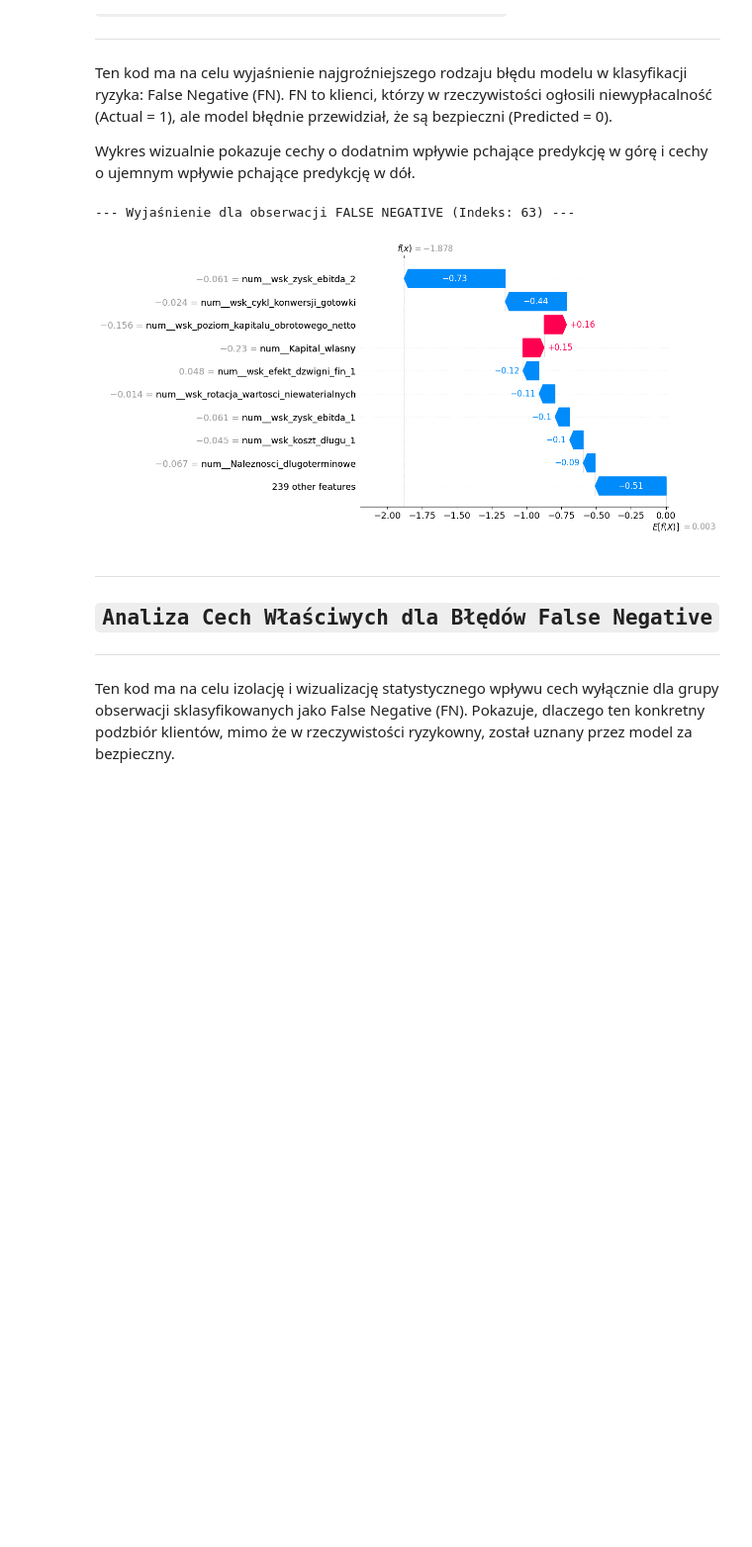
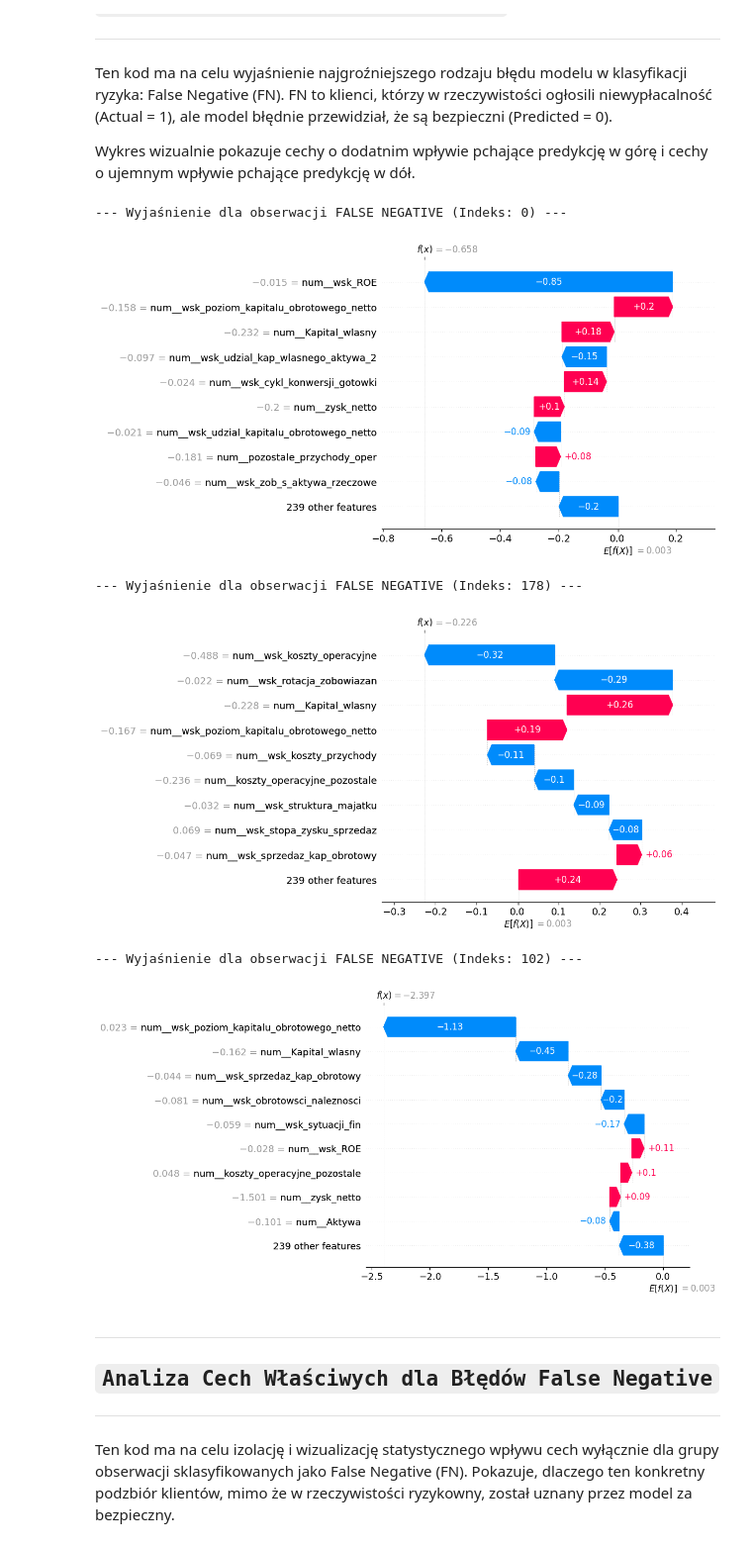
Before and after one commit to mila2023/Model_interpretowalny, a Jupyter notebook: XGBoost_model.ipynb, the cells around one changed output. Shown at 99% size. Drawn from its saved outputs; the diff is of its cells as text; code cells hidden in the pictures; blank space fills up the shorter version.

```diff
--- a/XGBoost_model.ipynb
+++ b/XGBoost_model.ipynb
@@ -649,21 +651,31 @@ Wykres wizualnie pokazuje cechy o dodatnim wpływie pchające predykcję w gór
 # %%
 fn_indices = X_test_woe[(y_pred_best == 0) & (y_test == 1)].index
 
 if not fn_indices.empty:
 
-    idx_to_explain = fn_indices[1]
+    num_to_check = min(3, len(fn_indices))
 
-    idx_position = X_test_transformed_df.index.get_loc(idx_to_explain)
+    positions_to_check = random.sample(range(len(fn_indices)), num_to_check)
 
-    print(f"\n--- Wyjaśnienie dla obserwacji FALSE NEGATIVE (Indeks: {idx_to_explain}) ---")
+    for i in positions_to_check:
 
-    shap.plots.waterfall(shap_values[idx_position])
+        idx_to_explain = fn_indices[i]
+
+        idx_position = X_test_transformed_df.index.get_loc(idx_to_explain)
+
+        print(f"\n--- Wyjaśnienie dla obserwacji FALSE NEGATIVE (Indeks: {idx_to_explain}) ---")
+
+        shap.plots.waterfall(shap_values[idx_position])
 
 else:
     print("Gratulacje, brak pomyłek False Negative do analizy.")
 # %% [output]
---- Wyjaśnienie dla obserwacji FALSE NEGATIVE (Indeks: 63) ---
+--- Wyjaśnienie dla obserwacji FALSE NEGATIVE (Indeks: 0) ---
-[figure, old version]
+[figure, new version]
+--- Wyjaśnienie dla obserwacji FALSE NEGATIVE (Indeks: 178) ---
+[figure, added]
+--- Wyjaśnienie dla obserwacji FALSE NEGATIVE (Indeks: 102) ---
+[figure, added]
 # %% [markdown]
 ---
 ## `Analiza Cech Właściwych dla Błędów False Negative`
```
Also changed, not shown: parts of 9 cells of this notebook, 4 other files.
